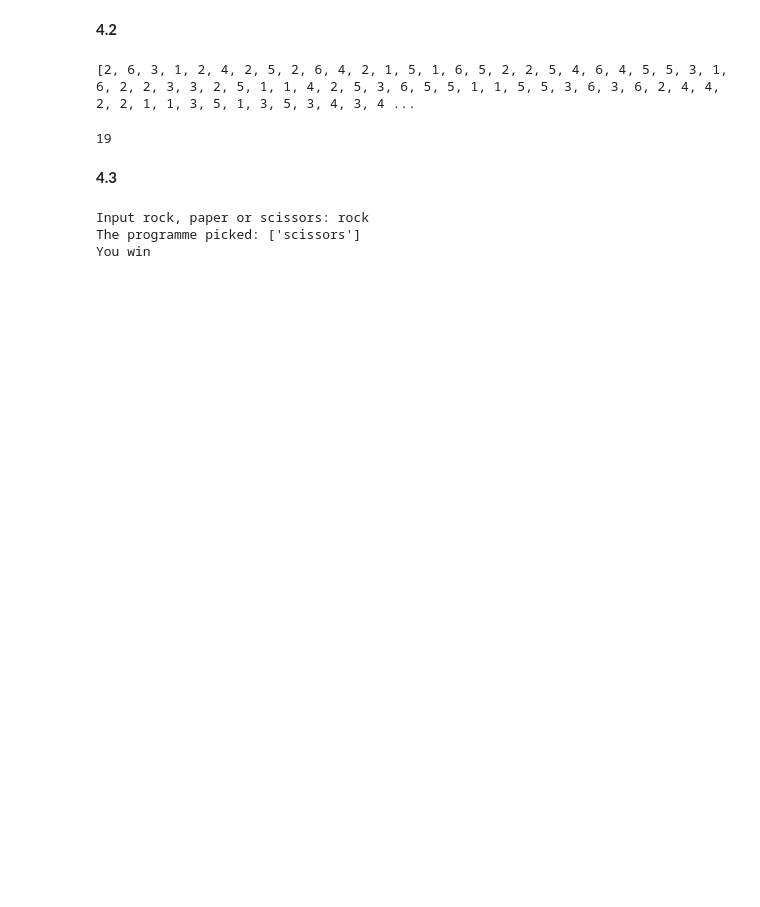
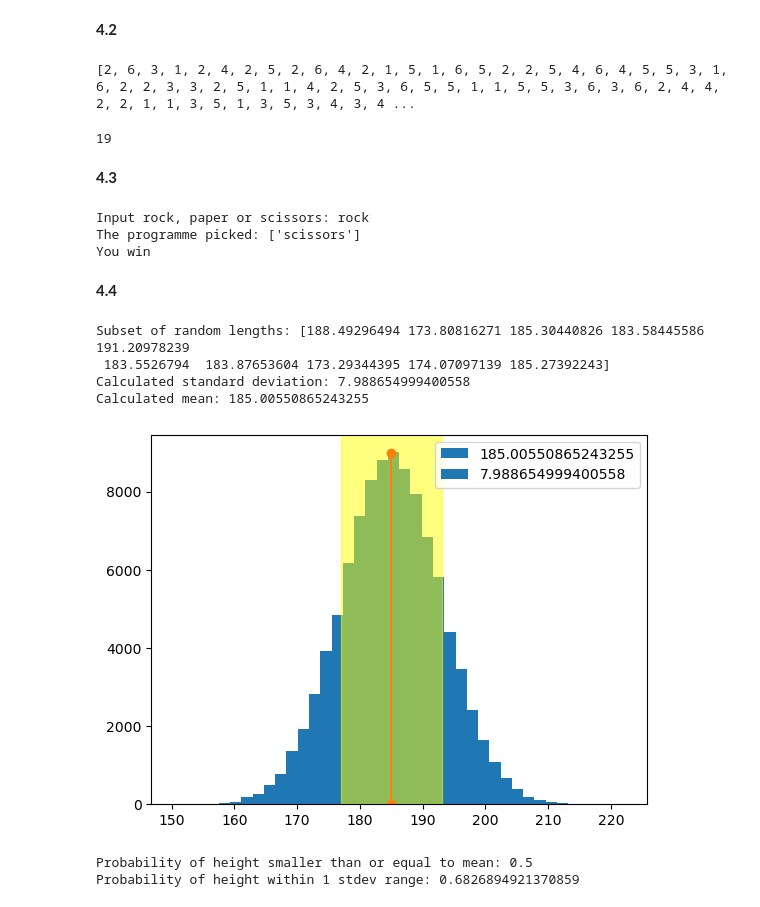
Before and after one commit to agstroeve/PROGNUM-repo, a Jupyter notebook: Task4/sq_s5995035_week4.ipynb, the cells around one changed output. Drawn from its saved outputs; the diff is of its cells as text; code cells hidden in the pictures; blank space fills up the shorter version.

```diff
--- a/Task4/sq_s5995035_week4.ipynb
+++ b/Task4/sq_s5995035_week4.ipynb
@@ -57,3 +66,38 @@ else:
 Input rock, paper or scissors: rock
 The programme picked: ['scissors']
 You win
+# %% [markdown]
+**4.4**
+# %%
+import numpy as np
+from matplotlib import pyplot as plt
+import scipy
+
+lengths = np.random.normal(185, 8, 100000)
+print("Subset of random lengths:", lengths[:10])
+dev = np.std(lengths)  #standard deviation of lengths
+print(f"Calculated standard deviation:", dev,"")
+mea = np.mean(lengths)  #mean of lengths
+print(f"Calculated mean:", mea,"")
+
+plt.hist(lengths, bins=40, label="$Data\, ")
+plt.legend([mea, dev])
+x1, y1 = [185, 185], [0, 9000]
+plt.plot(x1, y1, marker = 'o')
+plt.axvspan(185-8, 185+8, color='yellow', alpha=0.5)
+plt.show()
+
+smaller = scipy.stats.norm.cdf(185, loc=185, scale=8) #probability that any height is <= 185cm
+print(f"Probability of height smaller than or equal to mean: {smaller}")
+
+ran = scipy.stats.norm.cdf(185+8, loc=185, scale=8) - scipy.stats.norm.cdf(185-8, loc=185, scale=8)
+print(f"Probability of height within 1 stdev range: {ran}")
+# last 2 questions ?
+# %% [output]
+Subset of random lengths: [188.49296494 173.80816271 185.30440826 183.58445586 191.20978239
+ 183.5526794  183.87653604 173.29344395 174.07097139 185.27392243]
+Calculated standard deviation: 7.988654999400558
+Calculated mean: 185.00550865243255
+[figure, added]
+Probability of height smaller than or equal to mean: 0.5
+Probability of height within 1 stdev range: 0.6826894921370859
```
Also changed, not shown: parts of 16 cells of this notebook, 33 other files.
